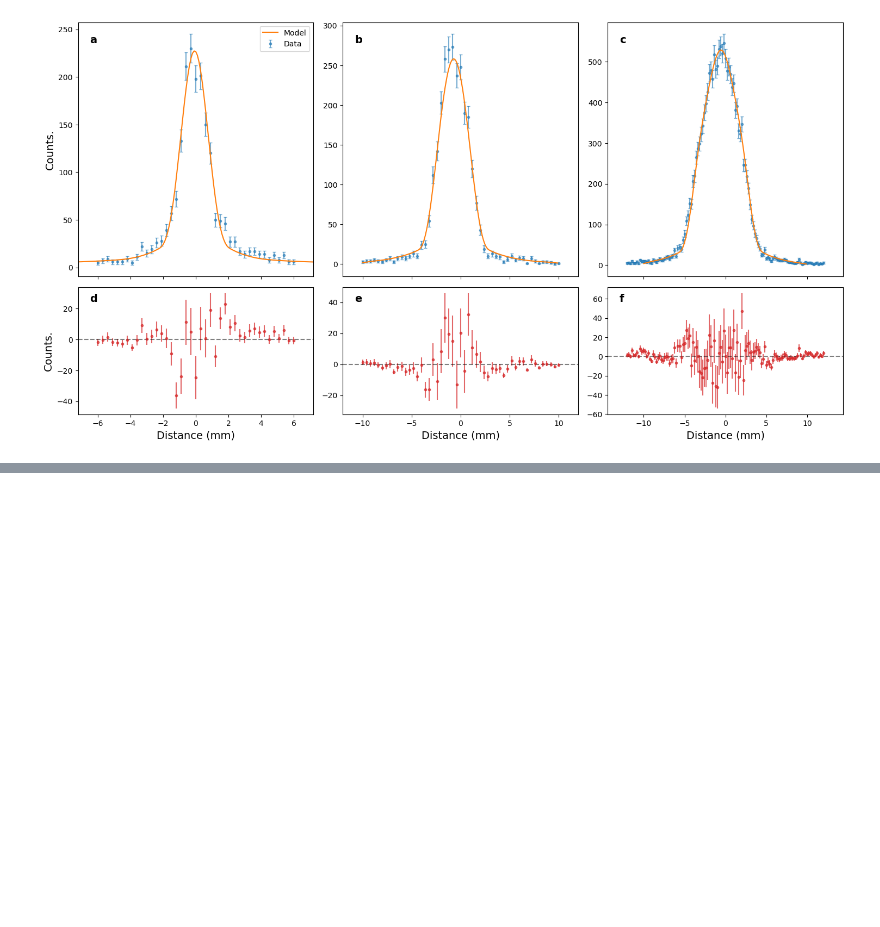
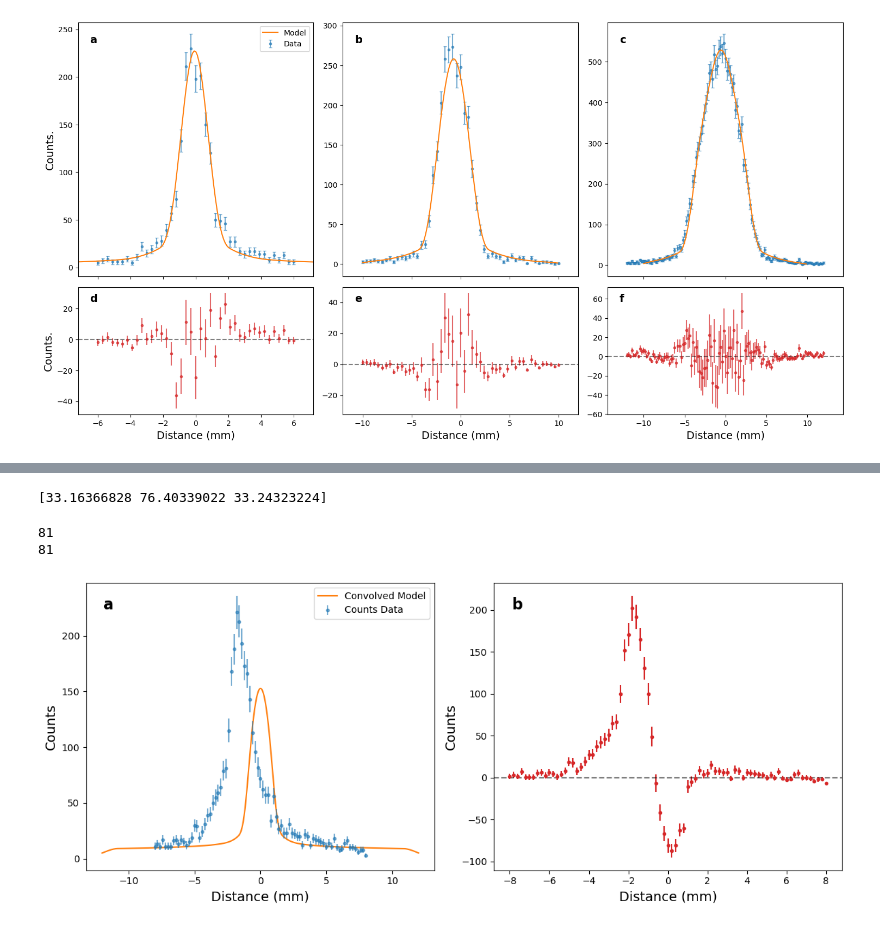
Before and after one commit to MarkZhit/PHYS409-PET, a Jupyter notebook: MonteCarloModel.ipynb, the cells around one changed output, grey strips where cells are left out. Saved outputs shown, nothing was run; the diff lists cells and outputs as text; code cells hidden in the pictures; blank space fills up the shorter version.

```diff
--- a/AlphaDetermination.ipynb
+++ b/MonteCarloModel.ipynb
@@ -732,0 +741,9 @@ plt.show()
+# %%
+source_R = 1.2
+slitW = 1
+attenuation_len = 5.5
+background = 0.00611
+x0 = 0
+exposure_time = 91
+A = 6.5
+modeledArr = m.monte_carlo_model(x_scan, x0, slitW, attenuation_len, A, source_R, exposure_time, background)
@@ -732,0 +770,32 @@ plt.show()
+# %%
+def monte_carlo_lookup(source_x_arr, x0):
+    return modeledArr[((source_x_arr-x0)/stepsize + middle_index).astype(int)]
+# %%
+print(monte_carlo_lookup(np.array([-1,0,1]),0))
+# %% [output]
+[33.16366828 76.40339022 33.24323224]
+# %%
+def get_2Peak_linescan(distance, x0, x1):
+    # x_scan = np.arange(min(distance)*1.5, max(distance)*1.5, stepsize)
+    return monte_carlo_lookup(distance, x0) + monte_carlo_lookup(distance, x1)
+
+def get_interpolated_2Peak_linescan(x0, x1):
+    # x_scan = np.arange(min(distance)*1.5, max(distance)*1.5, stepsize)
+    return monte_carlo_lookup(x_scan, x0) + monte_carlo_lookup(x_scan, x1)
+# %%
+print(len(distance))
+print(len(countArr[:,0]))
+# %% [output]
+81
+81
+# %%
+popt, pcov = curve_fit(get_2Peak_linescan, distance, countArr[:,0], sigma=uCountArr[:,0], p0 = [0, 0])
+# print(popt)
+# print(get_2Peak_linescan(distance, *popt))
+# for i, angle in enumerate(angles):
+#     counti = countArr[i]
+#     popt, pcov = curve_fit(get_interpolated_linescan, distance, counti, sigma=ucounts_array, p0 = [0,0])
+# %%
+m.displayModelDataLinescan(x_scan, get_interpolated_2Peak_linescan(*popt), distance, countArr[:,0], uCountArr[:,0], savename + "2Peak MonteCarlo Linescan for 0deg")
+# %% [output]
+[figure, added]
```
Also changed, not shown: parts of 8 cells of this notebook, 5 other files.
